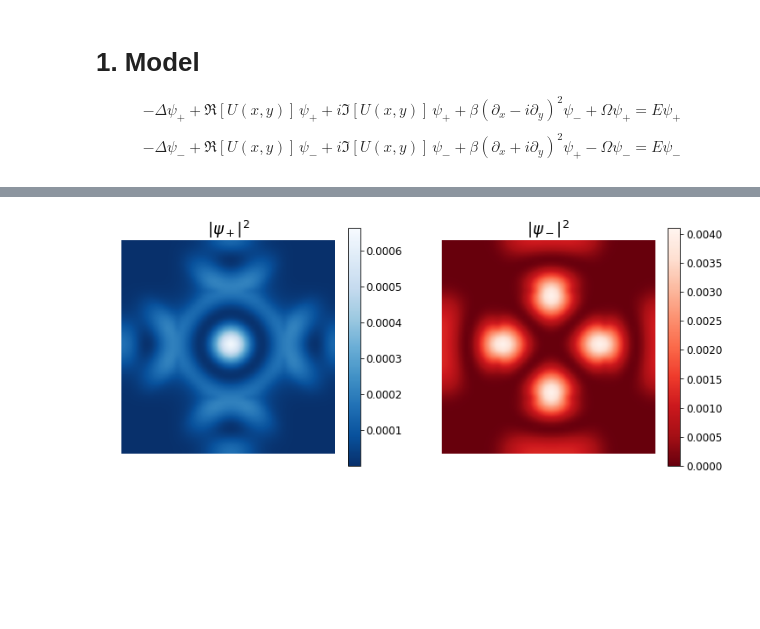
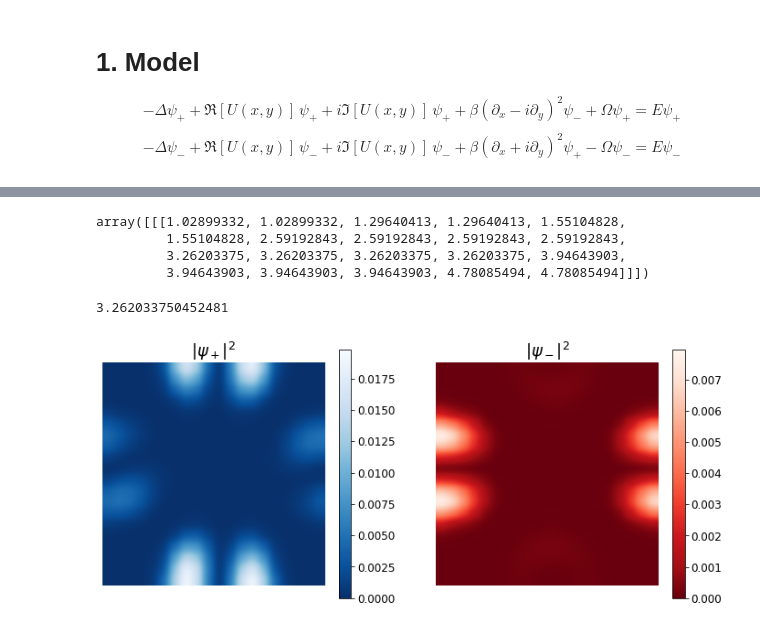
Before and after one commit to drgulevich/exp2d, a Jupyter notebook: linear-tetm.ipynb, the cells around one changed output, grey strips where cells are left out. Saved outputs shown, nothing was run; the diff lists cells and outputs as text; code cells hidden in the pictures; blank space fills up the shorter version.

```diff
--- a/linear-tetm.ipynb
+++ b/linear-tetm.ipynb
@@ -39,5 +39,5 @@ Omega=15.0 # Magnetic field
 # %%
-M=40 # discretization, even number
+M=20 # discretization, even number
 Nbands=20 # number of bands
 # %%
 ## Define unit cell potential: Lieb lattice
@@ -88,0 +89,10 @@ Text(0,0.5,'$E, \\rm meV$')
+# %%
+### Display the band structure
+plt.rc('font', size=12)
+fig,ax = plt.subplots(figsize=(4,4))
+for i in range(2*Nbands):
+    ax.plot(kxrange/Lconstant,E0*evalsarr[0][:,i],'k')
+ax.set_xlim([kxrange[0]/Lconstant,kxrange[-1]/Lconstant])
+ax.set_xlabel(r"$k_x, \rm \mu m^{-1}$")
+ax.set_ylabel(r"$E, \rm meV$")
+ax.set_ylim([0.5,2])
@@ -97,5 +110,16 @@ Wall time: 414 ms
+# %%
+E0*evalsarr # energies in meV
+# %% [output]
+array([[[1.02899332, 1.02899332, 1.29640413, 1.29640413, 1.55104828,
+         1.55104828, 2.59192843, 2.59192843, 2.59192843, 2.59192843,
+         3.26203375, 3.26203375, 3.26203375, 3.26203375, 3.94643903,
+         3.94643903, 3.94643903, 3.94643903, 4.78085494, 4.78085494]]])
+# %%
+nv=12
+E0*evalsarr[0,0,nv]
+# %% [output]
+3.262033750452481
 # %%
-nv=15
 exp2d.cpsi12(evecsarr[0,0][nv][::2].reshape(M,M),evecsarr[0,0][nv][1::2].reshape(M,M),interpolation='gaussian')
 # %% [output]
-[figure, old version]
+[figure, new version]
```
Also changed, not shown: parts of 8 cells of this notebook.
